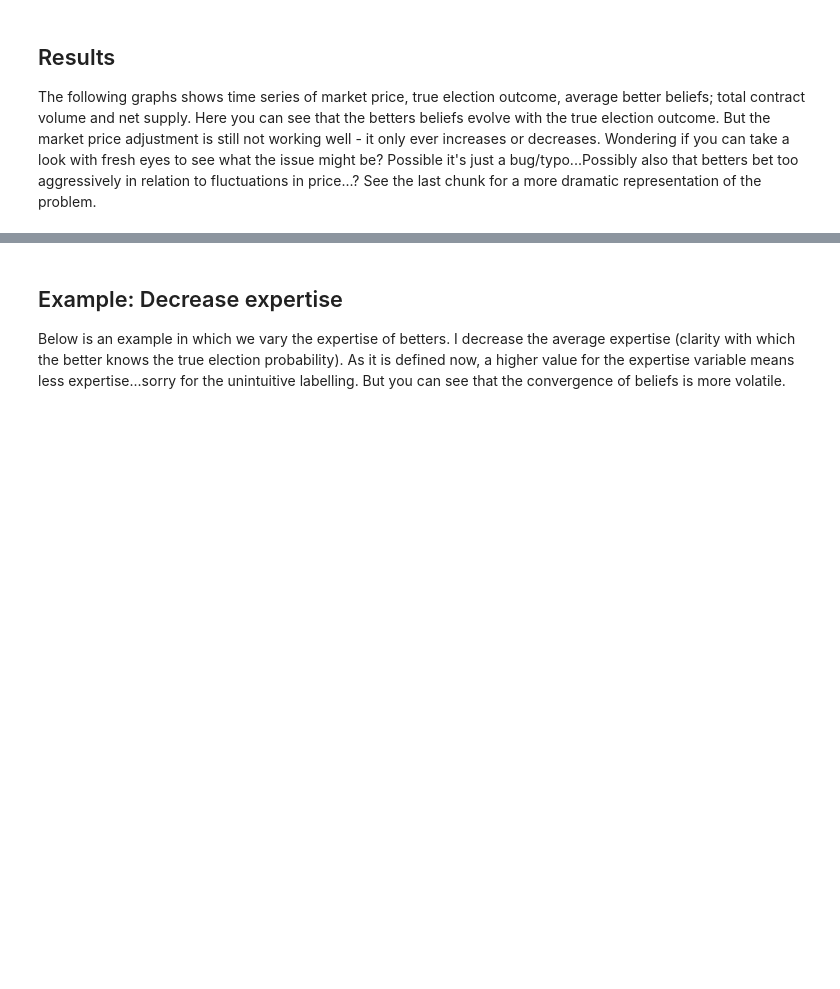
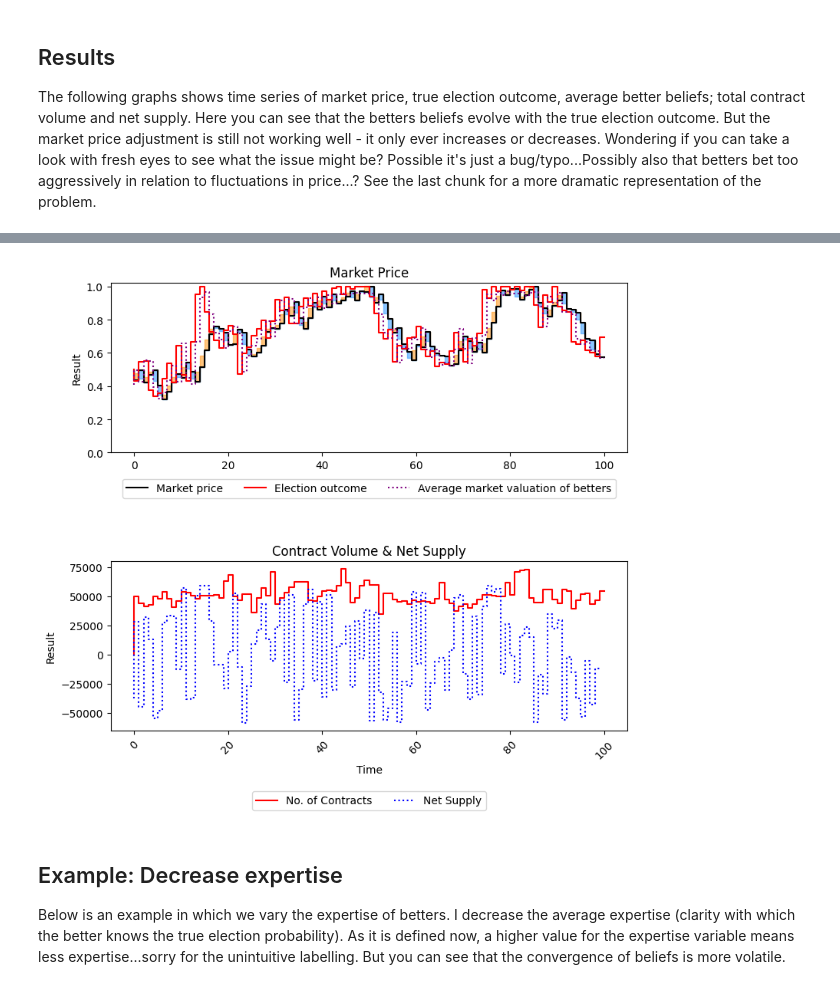
Before and after one commit to ebbam/power_prediction, a Jupyter notebook: code/main_predmkt.ipynb, the cells around one changed output, grey strips where cells are left out. Drawn from its saved outputs; the diff is of its cells as text; code cells hidden in the pictures; blank space fills up the shorter version.

```diff
--- a/code/main_predmkt.ipynb
+++ b/code/main_predmkt.ipynb
@@ -297,3 +280,62 @@ plot_returns(market_record)
+# %%
+def plot_returns(rec, scale_fact = 10, step=False): ## Election Result
+
+    # process market pressure
+    mp =  np.array(rec['market_pressure'])[1:]
+    upward_pressure = rec['price_history'][:-1] +  ([mp>0] * mp)[0]/scale_fact # positive market pressure
+    downward_pressure = rec['price_history'][:-1]  + ([mp<0] * mp)[0]/scale_fact # negative market pressure
+    N = len(rec["price_history"])
+
+    fig, ax = plt.subplots(2,figsize=[8,7])
+    plt.subplots_adjust(hspace=-5)
+
+    if step:
+        ax[0].plot(rec['price_history'], color = "black", label = "Market price", drawstyle = "steps")
+        ax[0].fill_between(range(N-1), upward_pressure, rec['price_history'][:-1], color = "darkorange", alpha = 0.5, step = 'pre')
+        ax[0].fill_between(range(N-1), downward_pressure, rec['price_history'][:-1], color = "dodgerblue", alpha = 0.5, step = 'pre')
+
+
+        ax[0].plot(rec['gen_el'], color = "red", label = "Election outcome", drawstyle = "steps")
+        ax[0].plot(rec['beliefs'], color = "purple", linestyle = "dotted", label = "Average market valuation of betters", drawstyle = "steps")
+
+
+        # volume and net supply
+        ax[1].plot(rec['vol_history'], color = "red", label = "No. of Contracts", drawstyle = "steps")
+        ax[1].plot(rec['net_supply'], color = "blue", linestyle = "dotted", label = "Net Supply", drawstyle = "steps")
+
+    else:
+        ax[0].plot(rec['price_history'], color = "black", label = "Market price")
+        ax[0].fill_between(range(N-1), upward_pressure, rec['price_history'][:-1], color = "darkorange", alpha = 0.5)
+        ax[0].fill_between(range(N-1), downward_pressure, rec['price_history'][:-1], color = "dodgerblue", alpha = 0.5)
+
+
+        ax[0].plot(rec['gen_el'], color = "red", label = "Election outcome")
+        ax[0].plot(rec['beliefs'], color = "purple", linestyle = "dotted", label = "Average market valuation of betters")
+
+
+        # volume and net supply
+        ax[1].plot(rec['vol_history'], color = "red", label = "No. of Contracts")
+        ax[1].plot(rec['net_supply'], color = "blue", linestyle = "dotted", label = "Net Supply")
+
+    ax[0].set_ylim(0,1.02)
+    ax[0].legend(loc = "lower center", bbox_to_anchor=(0.5, -.3), ncols=3)
+    ax[1].legend(loc = "lower center", bbox_to_anchor=(0.5, -0.5), ncols=2)
+
+    ax[0].set_title('Market Price')
+    ax[1].set_title('Contract Volume & Net Supply')
+
+    plt.xlabel('Time')
+    ax[0].set_ylabel('Result')
+    ax[1].set_ylabel('Result')
+    plt.xticks(rotation=45)
+    fig.tight_layout()
+
+    # Display the plot
+    plt.show()
+
+plot_returns(market_record, scale_fact=15, step=True)
+# %% [output]
+[figure, added]
 # %% [markdown]
 ## Example: Decrease expertise
 
```
Also changed, not shown: parts of 6 cells of this notebook, 4 other files.
